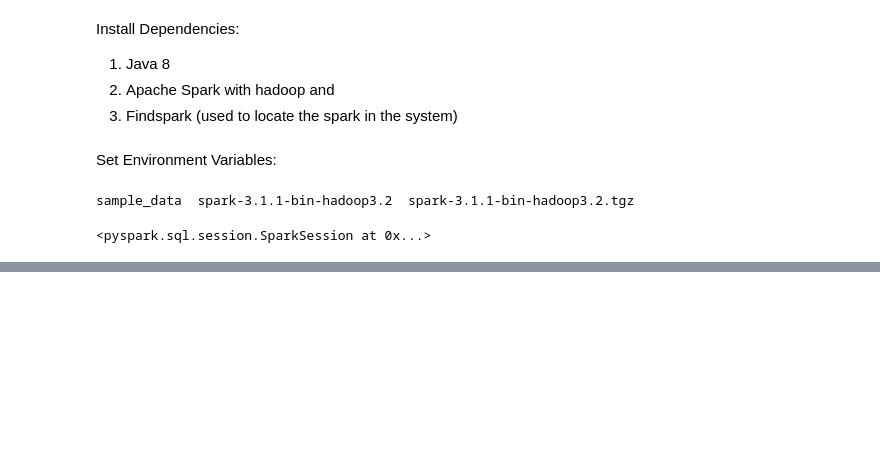
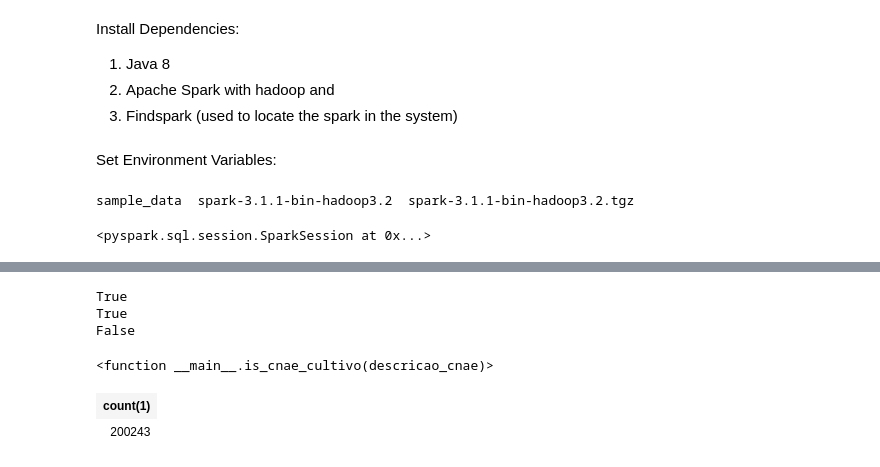
Before and after one commit to eder1985/igti-bootcamp-eng-dados-cloud, a Jupyter notebook: modulo_2/igti_edc_mod2_desafio.ipynb, the cells around one changed output, grey strips where cells are left out. Cells and saved outputs as stored; diff of their text form; code cells hidden in the pictures; blank space fills up the shorter version.

```diff
--- a/modulo_2/igti_edc_mod2_desafio.ipynb
+++ b/modulo_2/igti_edc_mod2_desafio.ipynb
@@ -361,0 +272,17 @@ df_ratings.select("averageRating").describe()
+# %%
+def is_cnae_cultivo(descricao_cnae):
+  if descricao_cnae == '' or type(descricao_cnae) == 'NoneType' or descricao_cnae is None:
+    return False
+  else:
+    return descricao_cnae.lower().startswith("cultivo")
+
+cultivo1 = "Cultivo 1"
+cultivo2 = "cultivo 2"
+cultivo3 = ""
+print(is_cnae_cultivo(cultivo1))
+print(is_cnae_cultivo(cultivo2))
+print(is_cnae_cultivo(cultivo3))
+# %% [output]
+True
+True
+False
@@ -361,0 +291,23 @@ df_ratings.select("averageRating").describe()
+# %%
+isCNAEUDF = udf(lambda z: is_cnae_cultivo(z))
+spark.udf.register("isCNAEUDF", is_cnae_cultivo)
+# %% [output]
+<function __main__.is_cnae_cultivo(descricao_cnae)>
+# %%
+spark.sql(
+"""
+  SELECT
+    COUNT(*)
+  FROM
+    estabelecimentos_parquet e
+  JOIN
+    cnaes c
+  ON
+    e.CNAE_PRINCIPAL = c.CNAE
+  WHERE
+     isCNAEUDF(c.DESCRICAO_CNAE) == True
+"""
+)
+# %% [output]
+| count(1) |
+| 200243 |
```
Also changed, not shown: parts of 83 cells of this notebook.
